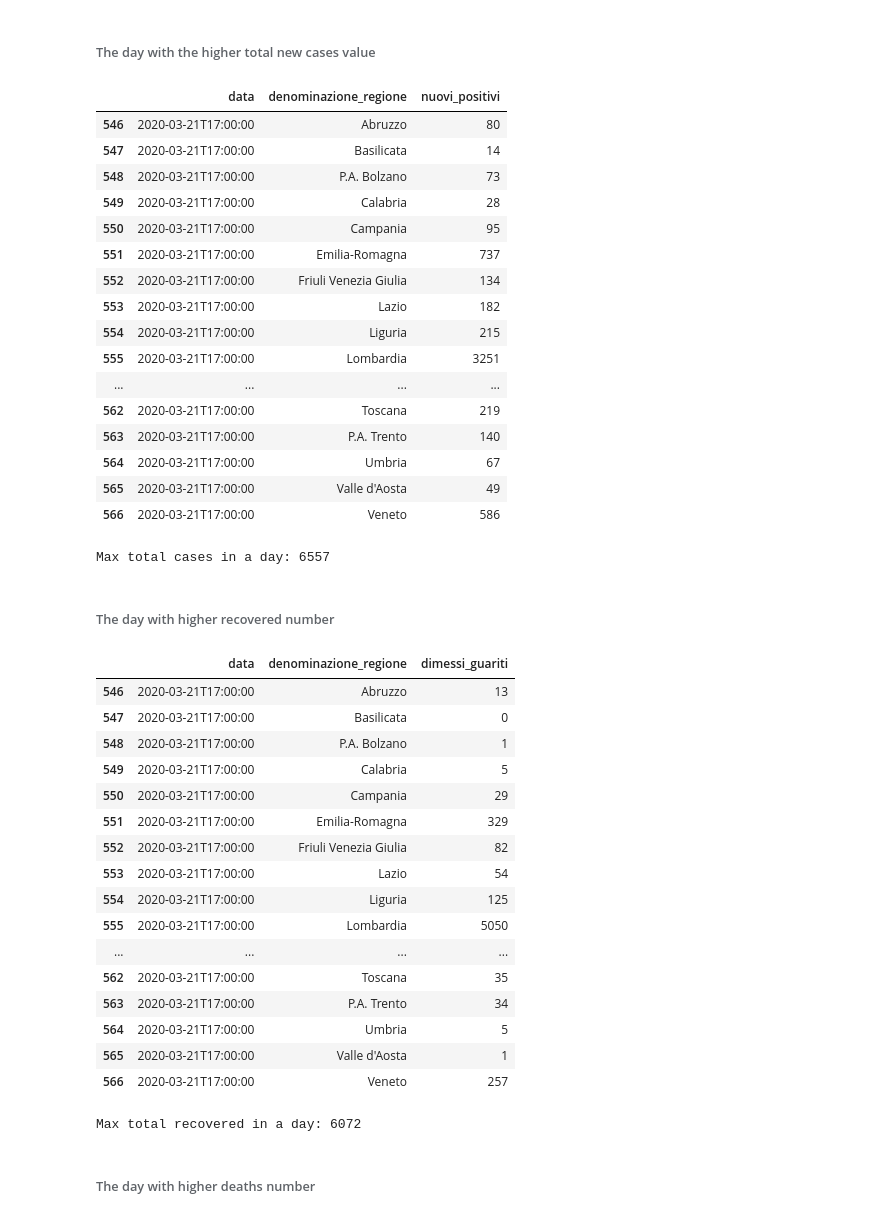
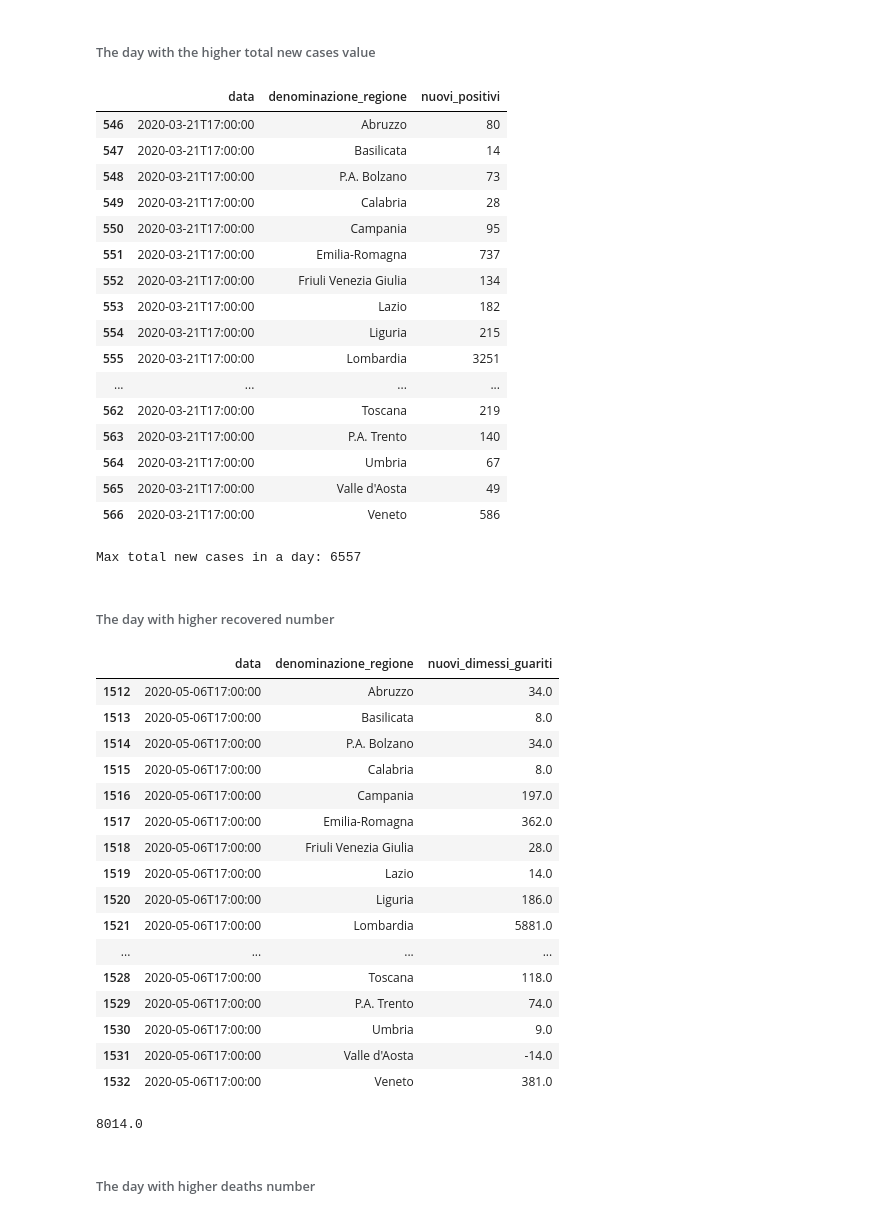
Before and after one commit to pisalore/AAGM_exam, a Jupyter notebook: pandas_exam.ipynb, the cells around one changed output. Cells and saved outputs as stored; diff of their text form; code cells hidden in the pictures.

Commit message:
reworked max new deaths and recovered for data

```diff
--- a/pandas_exam.ipynb
+++ b/pandas_exam.ipynb
@@ -323,7 +323,7 @@ higher_new_cases_day = dF_regions.loc[dF_regions['data']
                           == complete_dates[new_cases.index(max(new_cases))],
                ['data', 'denominazione_regione','nuovi_positivi']]
 display(higher_new_cases_day)
-print('Max total cases in a day:', higher_new_cases_day['nuovi_positivi'].sum())
+print('Max total new cases in a day:', higher_new_cases_day['nuovi_positivi'].sum())
 # %% [output]
 |  | data | denominazione_regione | nuovi_positivi |
 | 546 | 2020-03-21T17:00:00 | Abruzzo | 80 |
@@ -342,34 +342,52 @@ print('Max total cases in a day:', higher_new_cases_day['nuovi_positivi'].sum())
 | 564 | 2020-03-21T17:00:00 | Umbria | 67 |
 | 565 | 2020-03-21T17:00:00 | Valle d'Aosta | 49 |
 | 566 | 2020-03-21T17:00:00 | Veneto | 586 |
-Max total cases in a day: 6557
+Max total new cases in a day: 6557
 # %% [markdown]
 ###### The day with higher recovered number
-# %%
-higher_recovered_day = dF_regions.loc[dF_regions['data']
-                          == complete_dates[new_cases.index(max(new_cases))],
-               ['data', 'denominazione_regione','dimessi_guariti']]
-display(higher_recovered_day)
-print('Max total recovered in a day:', higher_recovered_day['dimessi_guariti'].sum())
-# %% [output]
-|  | data | denominazione_regione | dimessi_guariti |
-| 546 | 2020-03-21T17:00:00 | Abruzzo | 13 |
-| 547 | 2020-03-21T17:00:00 | Basilicata | 0 |
-| 548 | 2020-03-21T17:00:00 | P.A. Bolzano | 1 |
-| 549 | 2020-03-21T17:00:00 | Calabria | 5 |
-| 550 | 2020-03-21T17:00:00 | Campania | 29 |
-| 551 | 2020-03-21T17:00:00 | Emilia-Romagna | 329 |
-| 552 | 2020-03-21T17:00:00 | Friuli Venezia Giulia | 82 |
-| 553 | 2020-03-21T17:00:00 | Lazio | 54 |
-| 554 | 2020-03-21T17:00:00 | Liguria | 125 |
-| 555 | 2020-03-21T17:00:00 | Lombardia | 5050 |
-| ... | ... | ... | ... |
-| 562 | 2020-03-21T17:00:00 | Toscana | 35 |
-| 563 | 2020-03-21T17:00:00 | P.A. Trento | 34 |
-| 564 | 2020-03-21T17:00:00 | Umbria | 5 |
-| 565 | 2020-03-21T17:00:00 | Valle d'Aosta | 1 |
-| 566 | 2020-03-21T17:00:00 | Veneto | 257 |
-Max total recovered in a day: 6072
+# %%
+all_new_recovered = np.zeros(dF_regions.shape[0])
+for region in dF_regions.groupby(['denominazione_regione']):
+    new_recovered = 0
+    last_recovered = 0
+    for region_date in region[1].groupby(['data']):
+        recovered = region_date[1]['dimessi_guariti'].tolist(),
+        new_recovered = recovered[0][0] - last_recovered
+        last_recovered = recovered[0][0]
+        index = dF_regions.loc[(dF_regions['denominazione_regione'] == region[0]) & (dF_regions['data'] == region_date[0])].index.values[0].tolist()
+        all_new_recovered[index] = new_recovered
+all_new_recovered.astype(int)
+dF_regions['nuovi_dimessi_guariti'] = all_new_recovered
+daily_new_recovered = []
+for date_group in dF_regions.groupby(['data']):
+    dnr = date_group[1]['nuovi_dimessi_guariti'].sum()
+    daily_new_recovered.append(dnr)
+
+higher_new_recovered_day = dF_regions.loc[dF_regions['data']
+                          == complete_dates[daily_new_recovered.index(max(daily_new_recovered))],
+                            ['data', 'denominazione_regione','nuovi_dimessi_guariti']]
+
+display(higher_new_recovered_day)
+print('Higher number of recovered per day:', higher_new_recovered_day['nuovi_dimessi_guariti'].sum())
+# %% [output]
+|  | data | denominazione_regione | nuovi_dimessi_guariti |
+| 1512 | 2020-05-06T17:00:00 | Abruzzo | 34.0 |
+| 1513 | 2020-05-06T17:00:00 | Basilicata | 8.0 |
+| 1514 | 2020-05-06T17:00:00 | P.A. Bolzano | 34.0 |
+| 1515 | 2020-05-06T17:00:00 | Calabria | 8.0 |
+| 1516 | 2020-05-06T17:00:00 | Campania | 197.0 |
+| 1517 | 2020-05-06T17:00:00 | Emilia-Romagna | 362.0 |
+| 1518 | 2020-05-06T17:00:00 | Friuli Venezia Giulia | 28.0 |
+| 1519 | 2020-05-06T17:00:00 | Lazio | 14.0 |
+| 1520 | 2020-05-06T17:00:00 | Liguria | 186.0 |
+| 1521 | 2020-05-06T17:00:00 | Lombardia | 5881.0 |
+| ... | ... | ... | ... |
+| 1528 | 2020-05-06T17:00:00 | Toscana | 118.0 |
+| 1529 | 2020-05-06T17:00:00 | P.A. Trento | 74.0 |
+| 1530 | 2020-05-06T17:00:00 | Umbria | 9.0 |
+| 1531 | 2020-05-06T17:00:00 | Valle d'Aosta | -14.0 |
+| 1532 | 2020-05-06T17:00:00 | Veneto | 381.0 |
+8014.0
 # %% [markdown]
 ###### The day with higher deaths number
 # %%
```
Also changed, not shown: parts of 1 cell of this notebook.
